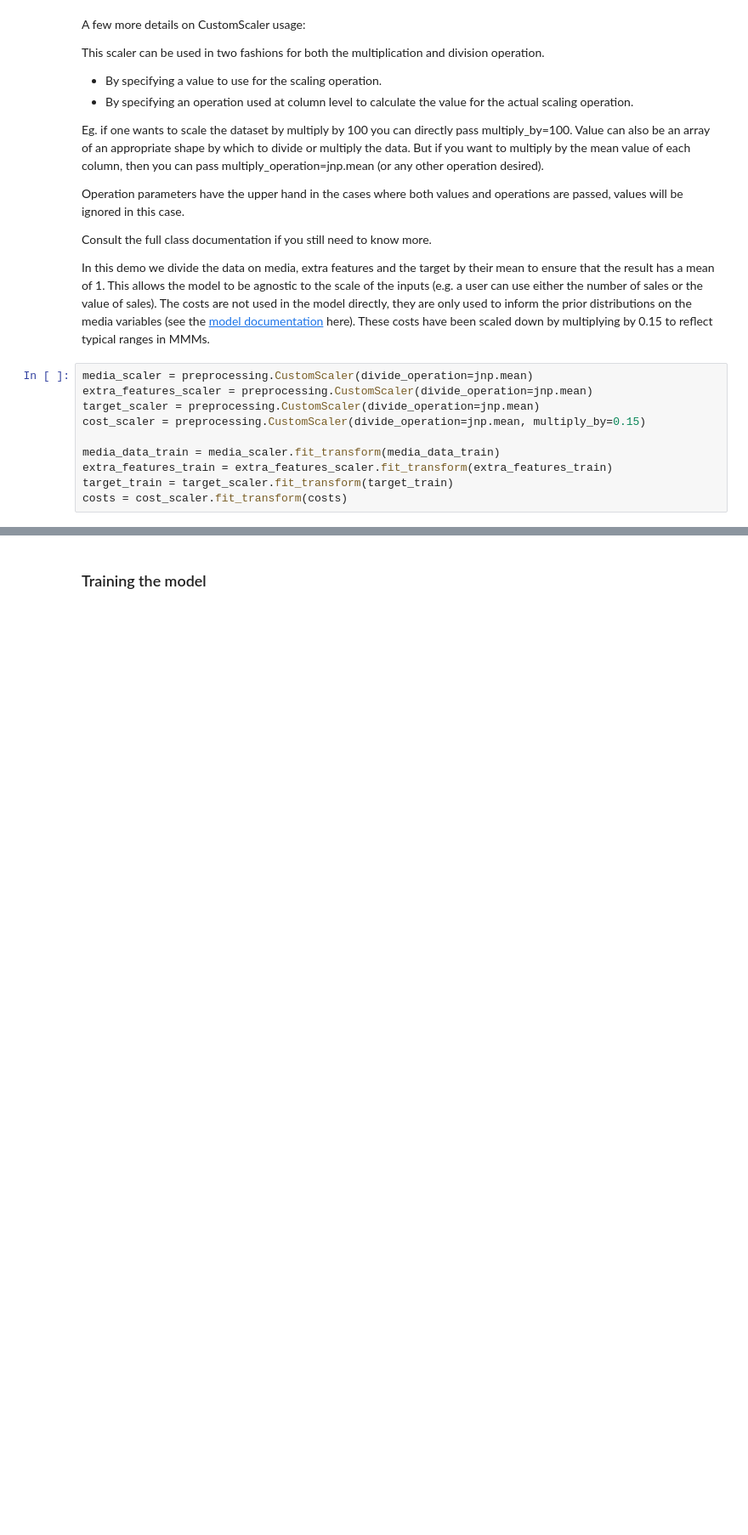
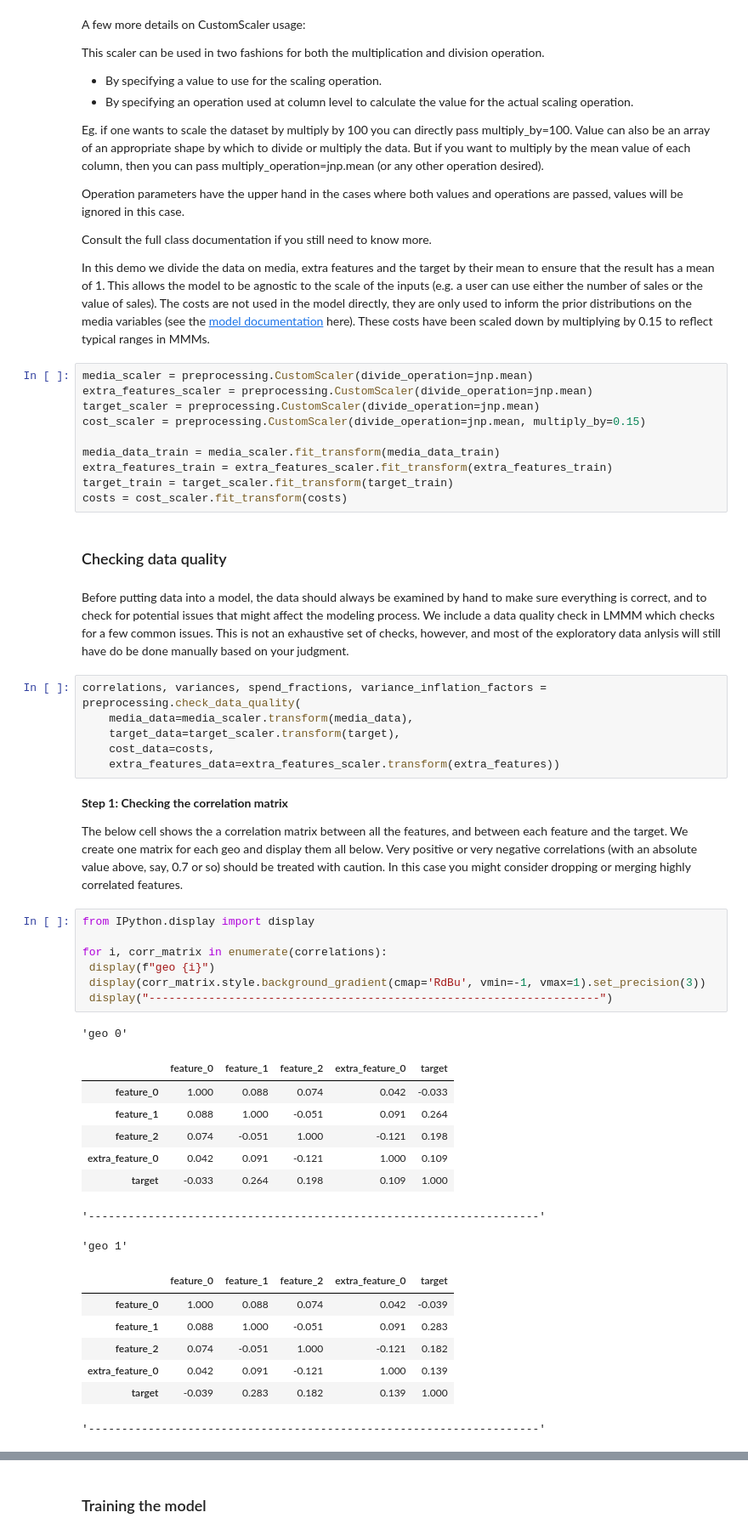
Before and after one commit to google/lightweight_mmm, a Jupyter notebook: examples/end_to_end_demo_with_multiple_geos.ipynb, the cells around one changed output, grey strips where cells are left out. Shown at 85% size. Saved outputs shown, nothing was run; the diff lists cells and outputs as text; blank space fills up the shorter version.

Commit message:
update example Colabs to include data quality checks
PiperOrigin-RevId: 496484412
Change-Id: I522e178310fd9c1dd096def50a4f1e4ba95cca40

```diff
--- a/examples/end_to_end_demo_with_multiple_geos.ipynb
+++ b/examples/end_to_end_demo_with_multiple_geos.ipynb
@@ -106,3 +106,41 @@ media_data_train = media_scaler.fit_transform(media_data_train)
 extra_features_train = extra_features_scaler.fit_transform(extra_features_train)
 target_train = target_scaler.fit_transform(target_train)
 costs = cost_scaler.fit_transform(costs)
+# %% [markdown]
+### Checking data quality
+# %% [markdown]
+Before putting data into a model, the data should always be examined by hand to make sure everything is correct, and to check for potential issues that might affect the modeling process. We include a data quality check in LMMM which checks for a few common issues. This is not an exhaustive set of checks, however, and most of the exploratory data anlysis will still have do be done manually based on your judgment.
+# %%
+correlations, variances, spend_fractions, variance_inflation_factors = preprocessing.check_data_quality(
+    media_data=media_scaler.transform(media_data),
+    target_data=target_scaler.transform(target),
+    cost_data=costs,
+    extra_features_data=extra_features_scaler.transform(extra_features))
+# %% [markdown]
+**Step 1: Checking the correlation matrix**
+
+The below cell shows the a correlation matrix between all the features, and between each feature and the target. We create one matrix for each geo and display them all below. Very positive or very negative correlations (with an absolute value above, say, 0.7 or so) should be treated with caution. In this case you might consider dropping or merging highly correlated features.
+# %%
+from IPython.display import display
+
+for i, corr_matrix in enumerate(correlations):
+ display(f"geo {i}")
+ display(corr_matrix.style.background_gradient(cmap='RdBu', vmin=-1, vmax=1).set_precision(3))
+ display("--------------------------------------------------------------------")
+# %% [output]
+'geo 0'
+|  | feature_0 | feature_1 | feature_2 | extra_feature_0 | target |
+| feature_0 | 1.000 | 0.088 | 0.074 | 0.042 | -0.033 |
+| feature_1 | 0.088 | 1.000 | -0.051 | 0.091 | 0.264 |
+| feature_2 | 0.074 | -0.051 | 1.000 | -0.121 | 0.198 |
+| extra_feature_0 | 0.042 | 0.091 | -0.121 | 1.000 | 0.109 |
+| target | -0.033 | 0.264 | 0.198 | 0.109 | 1.000 |
+'--------------------------------------------------------------------'
+'geo 1'
+|  | feature_0 | feature_1 | feature_2 | extra_feature_0 | target |
+| feature_0 | 1.000 | 0.088 | 0.074 | 0.042 | -0.039 |
+| feature_1 | 0.088 | 1.000 | -0.051 | 0.091 | 0.283 |
+| feature_2 | 0.074 | -0.051 | 1.000 | -0.121 | 0.182 |
+| extra_feature_0 | 0.042 | 0.091 | -0.121 | 1.000 | 0.139 |
+| target | -0.039 | 0.283 | 0.182 | 0.139 | 1.000 |
+'--------------------------------------------------------------------'
```
Also changed, not shown: parts of 18 cells of this notebook, 1 other file.
